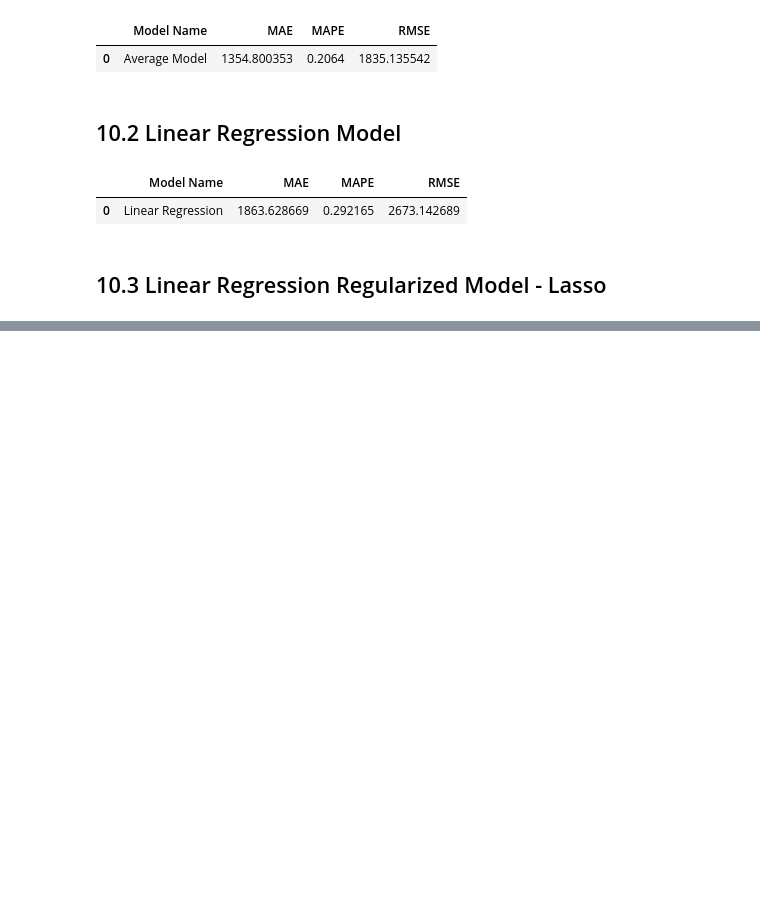
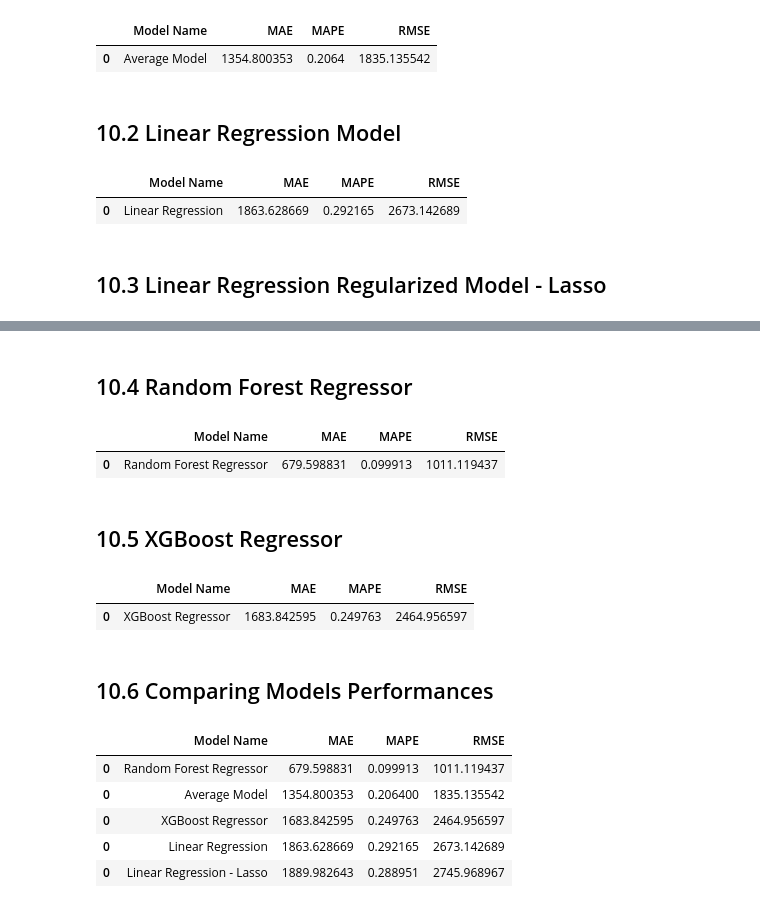
Before and after one commit to felipevalory/previsao_de_vendas, a Jupyter notebook: index.ipynb, the cells around one changed output, grey strips where cells are left out. Cells and saved outputs as stored; diff of their text form; code cells hidden in the pictures; blank space fills up the shorter version.

```diff
--- a/index.ipynb
+++ b/index.ipynb
@@ -1155,0 +1210,47 @@ NameError: name 'x_train' is not defined
+# %% [markdown]
+## 10.4 Random Forest Regressor
+# %%
+# model
+rf = RandomForestRegressor( n_estimators=100, n_jobs=-1, random_state=42 ).fit( x_train, y_train )
+
+# prediction
+yhat_rf = rf.predict( x_test )
+
+# performance
+rf_result = ml_error( 'Random Forest Regressor', np.expm1(y_test), np.expm1(yhat_rf) )
+rf_result
+# %% [output]
+|  | Model Name | MAE | MAPE | RMSE |
+| 0 | Random Forest Regressor | 679.598831 | 0.099913 | 1011.119437 |
+# %% [markdown]
+## 10.5 XGBoost Regressor
+# %%
+# model
+model_xgb = xgb.XGBRegressor( objective='reg:squarederror',
+                              n_estimators=100,
+                              eta=0.01,
+                              max_depth=10,
+                              subsample=0.7,
+                              colsample_bytree=0.9 ).fit( x_train, y_train )
+
+# prediction
+yhat_xgb = model_xgb.predict( x_test )
+
+# performance
+xgb_result = ml_error( 'XGBoost Regressor', np.expm1(y_test), np.expm1(yhat_xgb) )
+xgb_result
+# %% [output]
+|  | Model Name | MAE | MAPE | RMSE |
+| 0 | XGBoost Regressor | 1683.842595 | 0.249763 | 2464.956597 |
+# %% [markdown]
+## 10.6 Comparing Models Performances
+# %%
+comparing_models_result = pd.concat( [baseline_result, lr_result, lrr_result, rf_result, xgb_result] )
+comparing_models_result.sort_values('RMSE')
+# %% [output]
+|  | Model Name | MAE | MAPE | RMSE |
+| 0 | Random Forest Regressor | 679.598831 | 0.099913 | 1011.119437 |
+| 0 | Average Model | 1354.800353 | 0.206400 | 1835.135542 |
+| 0 | XGBoost Regressor | 1683.842595 | 0.249763 | 2464.956597 |
+| 0 | Linear Regression | 1863.628669 | 0.292165 | 2673.142689 |
+| 0 | Linear Regression - Lasso | 1889.982643 | 0.288951 | 2745.968967 |
```
Also changed, not shown: parts of 8 cells of this notebook.
